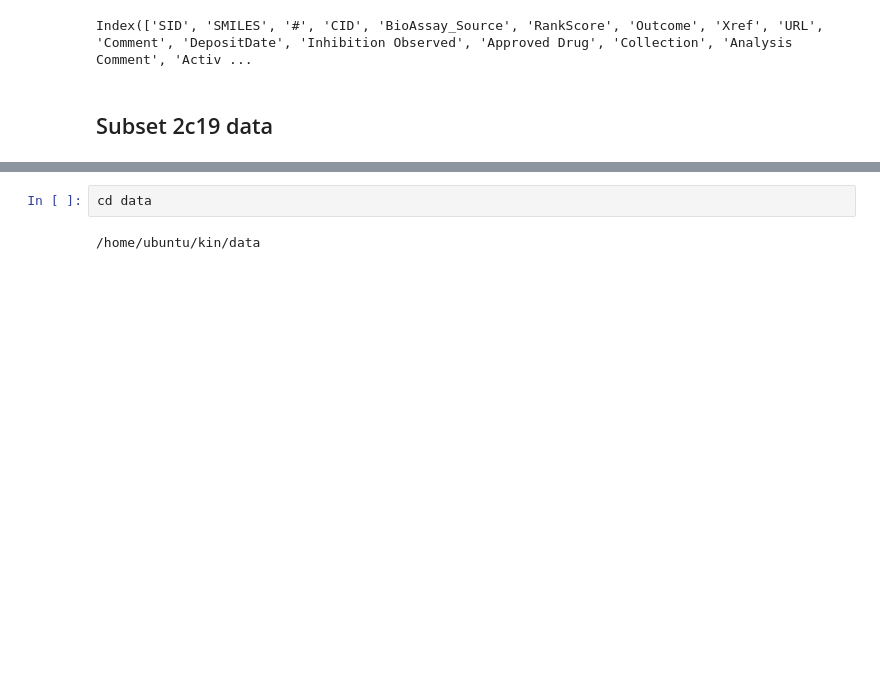
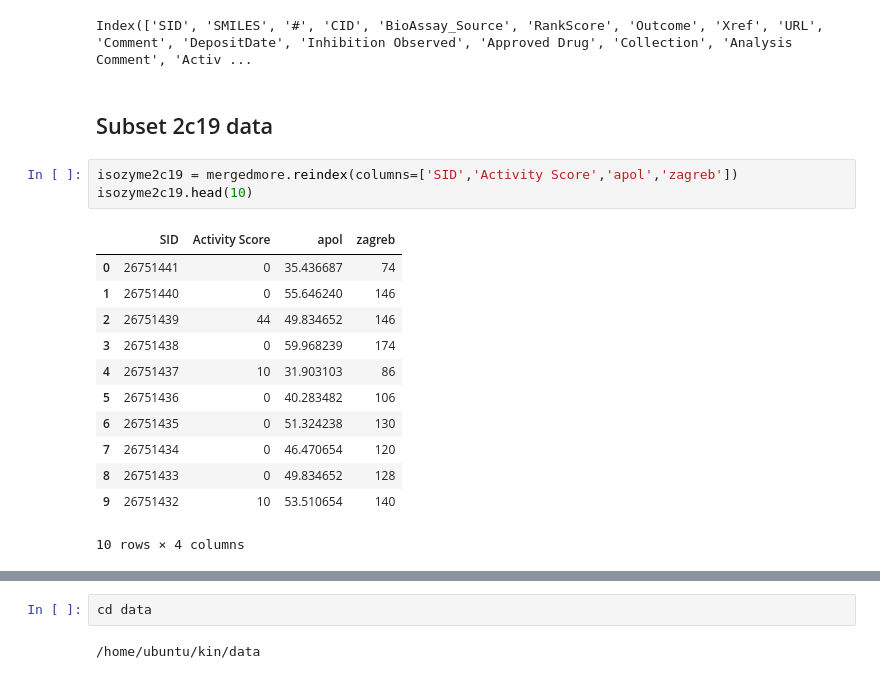
Before and after one commit to 5x5x5x5/kin, a Jupyter notebook: DataCaptureAndScrub.ipynb, the cells around one changed output, grey strips where cells are left out. Cells and saved outputs as stored; diff of their text form; blank space fills up the shorter version.

```diff
--- a/DataCaptureAndScrub.ipynb
+++ b/DataCaptureAndScrub.ipynb
@@ -145,3 +145,19 @@ mergedmore.columns
 Index(['SID', 'SMILES', '#', 'CID', 'BioAssay_Source', 'RankScore', 'Outcome', 'Xref', 'URL', 'Comment', 'DepositDate', 'Inhibition Observed', 'Approved Drug', 'Collection', 'Analysis Comment', 'Activ ...
 # %% [markdown]
 ## Subset 2c19 data
+# %%
+isozyme2c19 = mergedmore.reindex(columns=['SID','Activity Score','apol','zagreb'])
+isozyme2c19.head(10)
+# %% [output]
+|  | SID | Activity Score | apol | zagreb |
+| 0 | 26751441 | 0 | 35.436687 | 74 |
+| 1 | 26751440 | 0 | 55.646240 | 146 |
+| 2 | 26751439 | 44 | 49.834652 | 146 |
+| 3 | 26751438 | 0 | 59.968239 | 174 |
+| 4 | 26751437 | 10 | 31.903103 | 86 |
+| 5 | 26751436 | 0 | 40.283482 | 106 |
+| 6 | 26751435 | 0 | 51.324238 | 130 |
+| 7 | 26751434 | 0 | 46.470654 | 120 |
+| 8 | 26751433 | 0 | 49.834652 | 128 |
+| 9 | 26751432 | 10 | 53.510654 | 140 |
+10 rows × 4 columns
```
Also changed, not shown: parts of 7 cells of this notebook.
